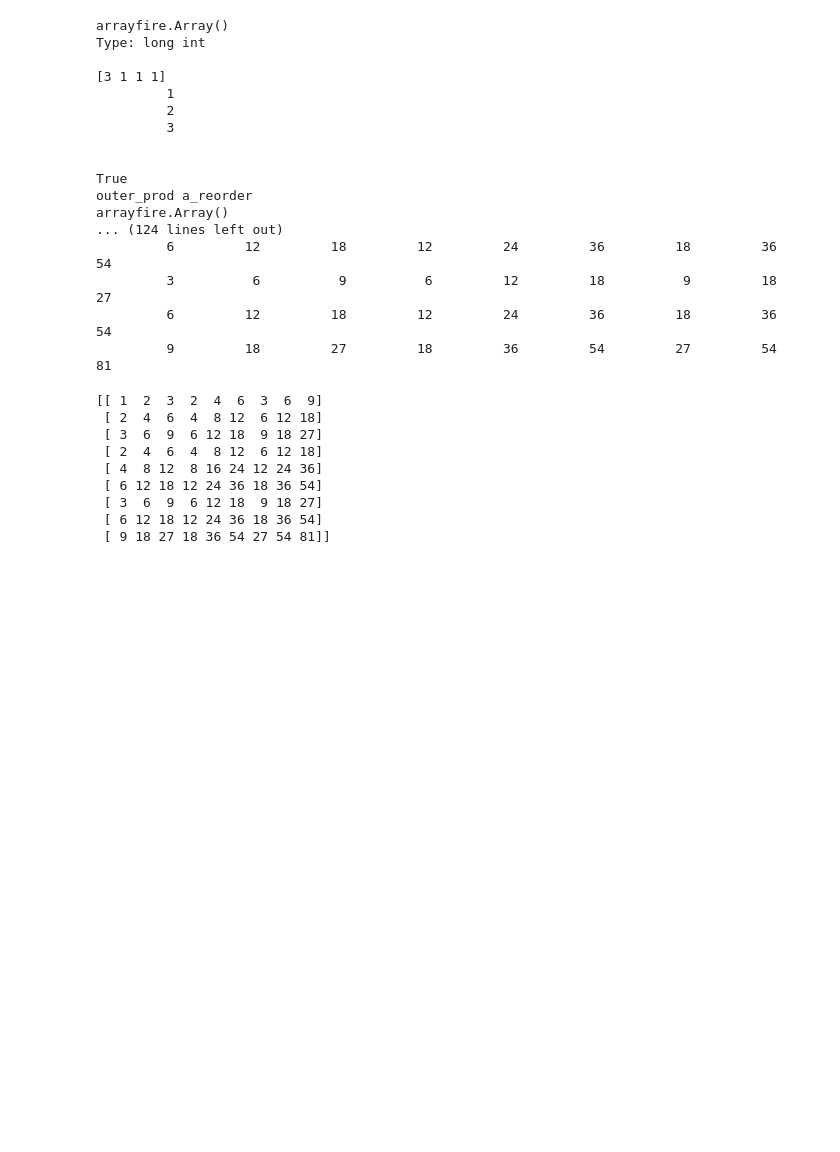
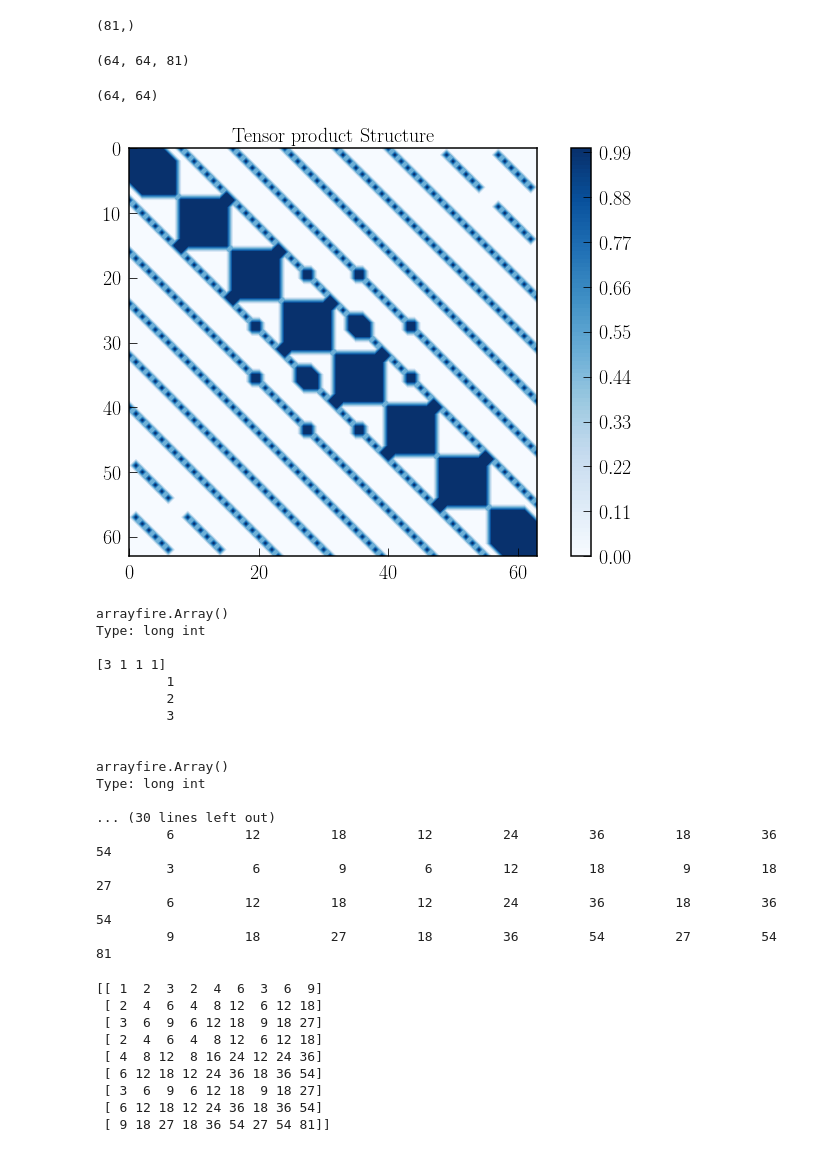
Before and after one commit to QuazarTech/DG_Maxwell, a Jupyter notebook: examples/A_matrix.ipynb, the cells around one changed output. Cells and saved outputs as stored; diff of their text form; code cells hidden in the pictures; blank space fills up the shorter version.

Commit message:
Tensor product assembly prototype developed. - Currently in an ipython notebook. - The tensor product structure is coming out to be diagonal.

```diff
--- a/examples/A_matrix.ipynb
+++ b/examples/A_matrix.ipynb
@@ -78,0 +87,6 @@ Type: double
+# %%
+nodes, elements = msh_parser.read_order_2_msh('read_and_plot_mesh/mesh/rectangular.msh')
+jacobian = w2d.jacobian(nodes[elements[0], 0], nodes[elements[0], 1], xi_quad, eta_quad)
+jacobian = af.reorder(jacobian, d0 = 2, d1 = 1, d2 = 0)
+jacobian = af.tile(jacobian, d0 = Lp_Li_Lq_Lj.shape[0], d1 = Lp_Li_Lq_Lj.shape[1])
+print(jacobian.shape)
@@ -79,9 +107,50 @@ Type: double
+# %%
+# Calculating the gaussian weights
+
+g_weights_xi  = lagrange.gaussian_weights(N_quad)
+g_weights_eta = lagrange.gaussian_weights(N_quad)
+
+g_weights_xi_eta = utils.outer_prod(g_weights_xi, g_weights_eta)
+g_weights_xi_eta = af.moddims(g_weights_xi_eta, d0 = g_weights_xi_eta.shape[0] * g_weights_xi_eta.shape[1])
+# %%
+print(g_weights_xi_eta.shape)
+# %% [output]
+(81,)
+# %%
+g_weights_xi_eta = af.reorder(g_weights_xi_eta, d0 = 2, d1 = 1, d2 = 0)
+g_weights_xi_eta = af.tile(g_weights_xi_eta, d0 = Lp_Li_Lq_Lj.shape[0], d1 = Lp_Li_Lq_Lj.shape[1])
+print(g_weights_xi_eta.shape)
+# %% [output]
+(64, 64, 81)
+# %%
+A = af.sum(g_weights_xi_eta * Lp_Li_Lq_Lj * jacobian, dim = 2)
+# %%
+print(A.shape)
+# %% [output]
+(64, 64)
+# %%
+#plot the matrix structure for the matrices.
+
+A_matrix_structure = np.zeros((A.shape[0], A.shape[1]))
+threshold = 1e-4
+non_zero_indices = np.where(af.abs(A) > threshold)
+A_matrix_structure[non_zero_indices] = 1.
+
+plt.gca().invert_yaxis()
+plt.contourf(A_matrix_structure, 100, cmap = 'Blues')
+plt.axes().set_aspect('equal')
+plt.colorbar()
+plt.title('Tensor product Structure')
+plt.savefig('tensor_product_structure.png')
+plt.show()
+# %% [output]
+[figure, added]
 # %%
 x = af.range(3, dtype = af.Dtype.u32) + 1
 print(x)
 x_x = utils.outer_prod(x, x)
 print(x_x)
-x_x = af.moddims(x_x, x.shape[0] * x.shape[0]).copy()
+x_x = af.moddims(x_x, x.shape[0] * x.shape[0])
 print(x_x)
 x_x_x_x = utils.outer_prod(x_x, x_x)
 print(x_x_x_x)
@@ -95,10 +164,10 @@ Type: long int
          3
 
 
-True
-outer_prod a_reorder
 arrayfire.Array()
-... (124 lines left out)
+Type: long int
+
+... (30 lines left out)
          6         12         18         12         24         36         18         36         54
          3          6          9          6         12         18          9         18         27
          6         12         18         12         24         36         18         36         54
```
Also changed, not shown: parts of 11 cells of this notebook, 1 other file.
